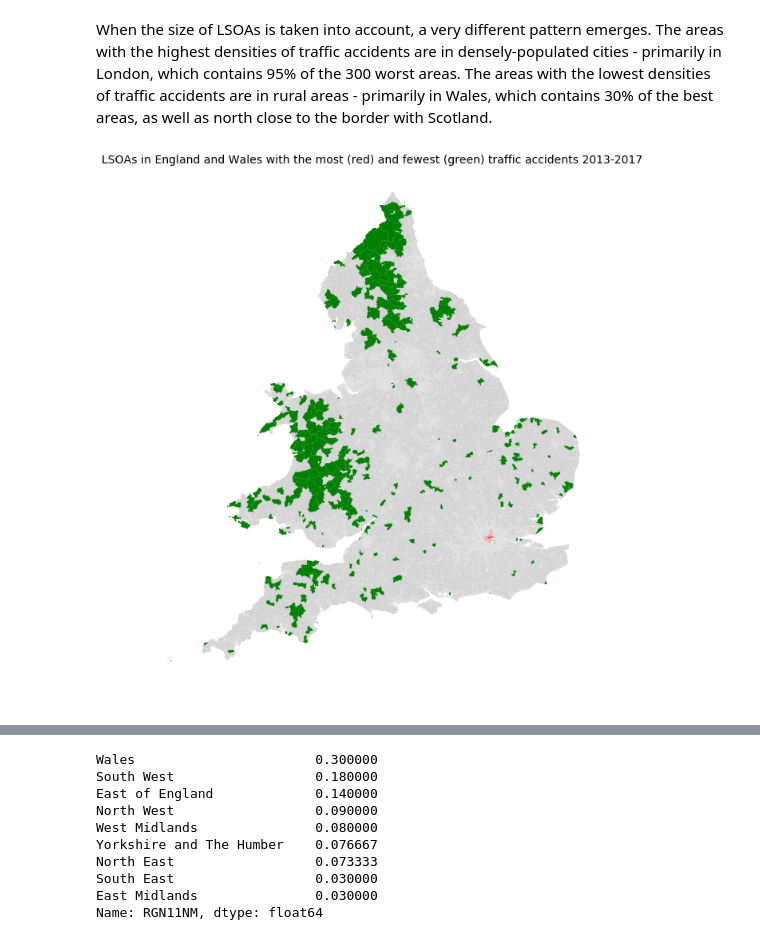
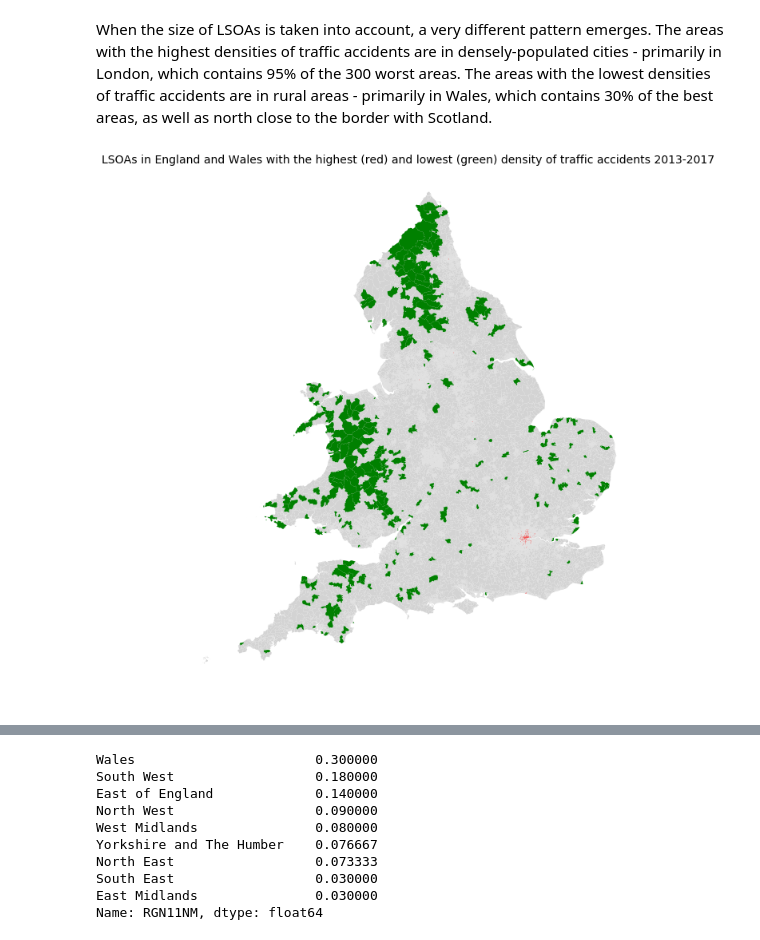
Before and after one commit to FinYoum/Predicting-traffic-accidents-CNN, a Jupyter notebook: EDA_geography_and_severity.ipynb, the cells around one changed output, grey strips where cells are left out. Cells and saved outputs as stored; diff of their text form; code cells hidden in the pictures.

```diff
--- a/EDA_geography_and_severity.ipynb
+++ b/EDA_geography_and_severity.ipynb
@@ -151,18 +153,18 @@ When the size of LSOAs is taken into account, a very different pattern emerges.
 # %%
 # Creating lists of the LSOAs with the highest and lowest density of traffic accidents
 worst_lsoas = lsoa_accidents.sort_values(by=['accidents_per_hectare'], ascending=False)[:300]
 best_lsoas = lsoa_accidents.sort_values(by=['accidents_per_hectare'])[:300]
 
-# Map of LSOAs with no accidents
+# Mapping
 fig, ax = plt.subplots(1, figsize=(30, 12))
 lsoa_accidents.plot(color='lightgrey', ax=ax, linewidth=0)
 worst_lsoas.plot(color='red', ax=ax, linewidth=0)
 best_lsoas.plot(color='green', ax=ax, linewidth=0)
 ax.axis('off')
-ax.set_title('LSOAs in England and Wales with the most (red) and fewest (green) traffic accidents 2013-2017', fontsize=14)
+ax.set_title('LSOAs in England and Wales with the highest (red) and lowest (green) density of traffic accidents 2013-2017', fontsize=14)
 plt.show()
 # %% [output]
-[figure, old version]
+[figure, new version]
 # %%
 # Proportion of the 300 LSOAs with the highest densities of traffic accidents in different regions of the UK
 worst_lsoas.RGN11NM.value_counts(normalize=True)
```
Also changed, not shown: parts of 3 cells of this notebook, 20 other files.
